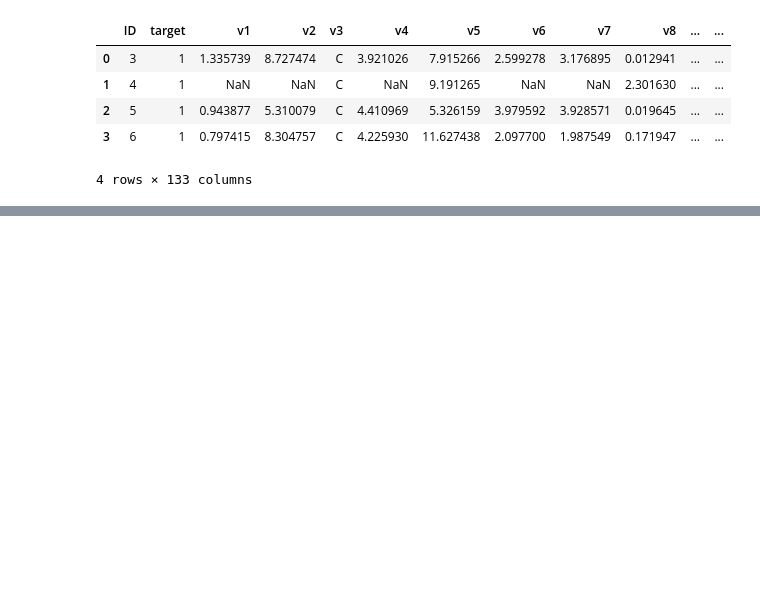
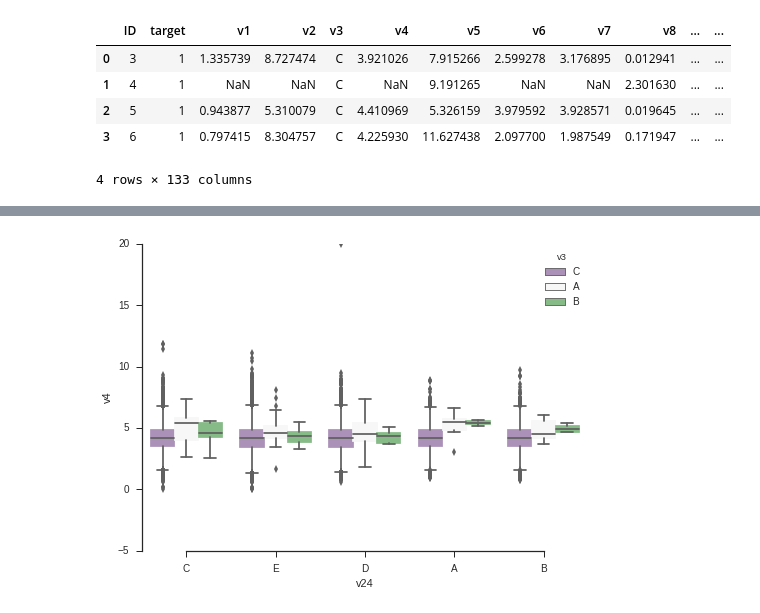
Before and after one commit to MitinRoman/BNP_PARIBAS, a Jupyter notebook: MAIN.ipynb, the cells around one changed output, grey strips where cells are left out. Drawn from its saved outputs; the diff is of its cells as text; code cells hidden in the pictures; blank space fills up the shorter version.

```diff
--- a/MAIN.ipynb
+++ b/MAIN.ipynb
@@ -60,0 +70,8 @@ uniquecount
+# %%
+sns.set(style="ticks")
+
+# Draw a nested boxplot to show bills by day and sex
+sns.boxplot(x="v24", y="v4", hue="v3", data=train_file, palette="PRGn")
+sns.despine(offset=0, trim=True)
+# %% [output]
+[figure, added]
```
Also changed, not shown: parts of 19 cells of this notebook.
